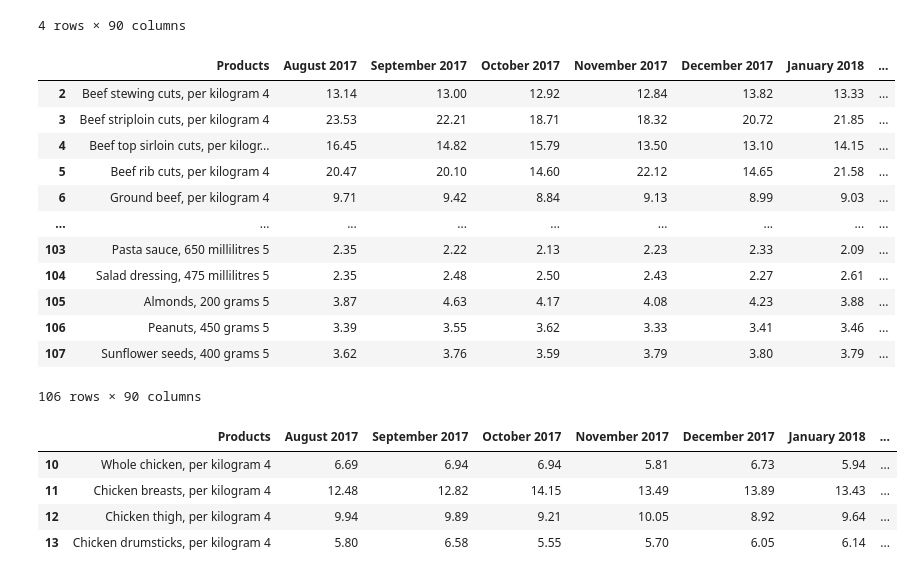
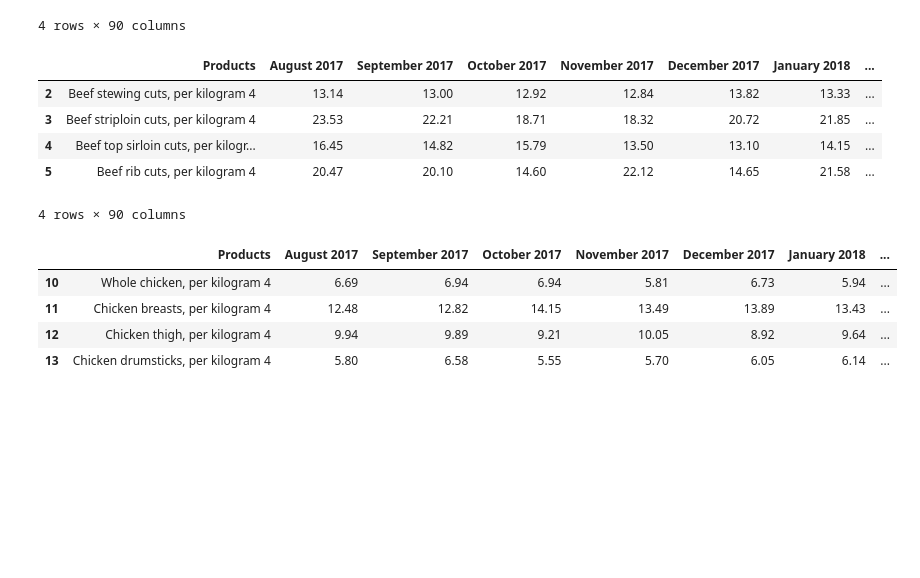
Before and after one commit to RoodraKanwar/Canadian-Food-Products---Data-Analysis, a Jupyter notebook: FoodPrices.ipynb, the cells around one changed output. Cells and saved outputs as stored; diff of their text form; code cells hidden in the pictures; blank space fills up the shorter version.

```diff
--- a/FoodPrices.ipynb
+++ b/FoodPrices.ipynb
@@ -18,23 +16,15 @@ df.head(4)
 # %%
 df.columns = df.iloc[0]
 df = df.drop(0)
 df.dropna(inplace=True)
+df.head(4)
+# %% [output]
+|  | Products | August 2017 | September 2017 | October 2017 | November 2017 | December 2017 | January 2018 | ... |
+| 2 | Beef stewing cuts, per kilogram 4 | 13.14 | 13.00 | 12.92 | 12.84 | 13.82 | 13.33 | ... |
+| 3 | Beef striploin cuts, per kilogram 4 | 23.53 | 22.21 | 18.71 | 18.32 | 20.72 | 21.85 | ... |
+| 4 | Beef top sirloin cuts, per kilogr... | 16.45 | 14.82 | 15.79 | 13.50 | 13.10 | 14.15 | ... |
+| 5 | Beef rib cuts, per kilogram 4 | 20.47 | 20.10 | 14.60 | 22.12 | 14.65 | 21.58 | ... |
+4 rows × 90 columns
-# %%
-df
-# %% [output]
-|  | Products | August 2017 | September 2017 | October 2017 | November 2017 | December 2017 | January 2018 | ... |
-| 2 | Beef stewing cuts, per kilogram 4 | 13.14 | 13.00 | 12.92 | 12.84 | 13.82 | 13.33 | ... |
-| 3 | Beef striploin cuts, per kilogram 4 | 23.53 | 22.21 | 18.71 | 18.32 | 20.72 | 21.85 | ... |
-| 4 | Beef top sirloin cuts, per kilogr... | 16.45 | 14.82 | 15.79 | 13.50 | 13.10 | 14.15 | ... |
-| 5 | Beef rib cuts, per kilogram 4 | 20.47 | 20.10 | 14.60 | 22.12 | 14.65 | 21.58 | ... |
-| 6 | Ground beef, per kilogram 4 | 9.71 | 9.42 | 8.84 | 9.13 | 8.99 | 9.03 | ... |
-| ... | ... | ... | ... | ... | ... | ... | ... | ... |
-| 103 | Pasta sauce, 650 millilitres 5 | 2.35 | 2.22 | 2.13 | 2.23 | 2.33 | 2.09 | ... |
-| 104 | Salad dressing, 475 millilitres 5 | 2.35 | 2.48 | 2.50 | 2.43 | 2.27 | 2.61 | ... |
-| 105 | Almonds, 200 grams 5 | 3.87 | 4.63 | 4.17 | 4.08 | 4.23 | 3.88 | ... |
-| 106 | Peanuts, 450 grams 5 | 3.39 | 3.55 | 3.62 | 3.33 | 3.41 | 3.46 | ... |
-| 107 | Sunflower seeds, 400 grams 5 | 3.62 | 3.76 | 3.59 | 3.79 | 3.80 | 3.79 | ... |
-106 rows × 90 columns
 # %%
 chicken_products = df[df['Products'].str.contains('Chicken', case=False)]
 chicken_products
```
Also changed, not shown: parts of 12 cells of this notebook.
